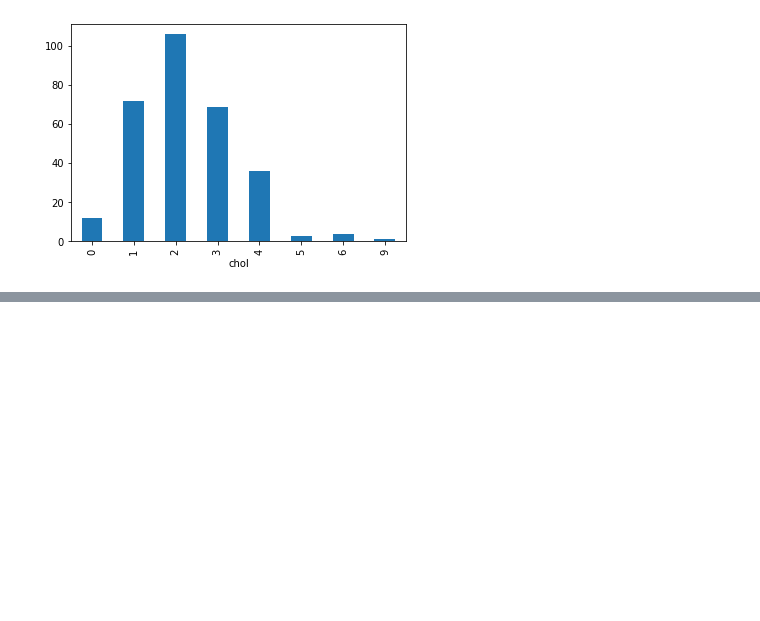
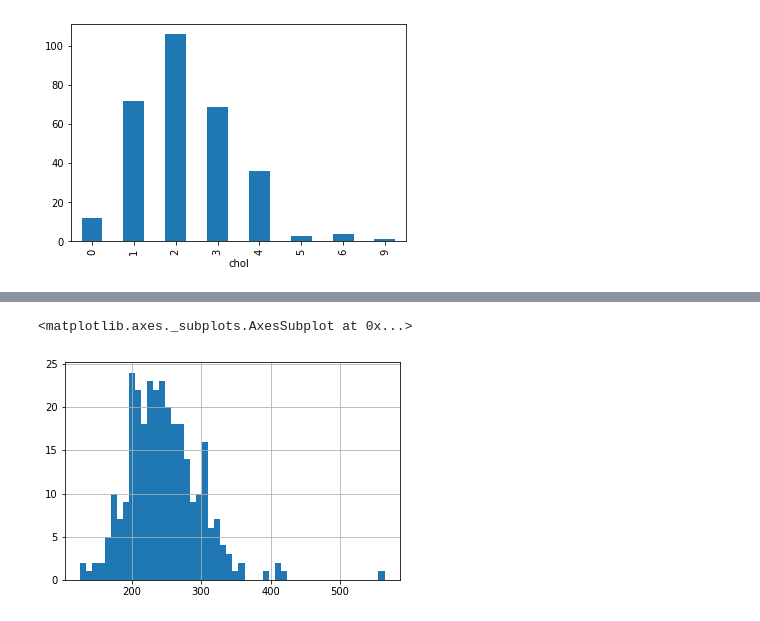
Before and after one commit to DanJoshuaSG/Clase_3_Supervised-Learning, a Jupyter notebook: Tratamiento_Data.ipynb, the cells around one changed output, grey strips where cells are left out. Cells and saved outputs as stored; diff of their text form; code cells hidden in the pictures; blank space fills up the shorter version.

```diff
--- a/Tratamiento_Data.ipynb
+++ b/Tratamiento_Data.ipynb
@@ -479,0 +529,11 @@ chol
+# %%
+from feature_engine import variable_transformers as vt
+# Crear la variable ajustadora
+tf = vt.LogTransformer(variables = ['chol'])
+
+# fit el transformador
+tf.fit(data)
+
+# transformando la data
+data_t4= tf.transform(data)
+data_t4
@@ -479,0 +554,6 @@ chol
+# %%
+# variable sin transformación
+data['chol'].hist(bins=50)
+# %% [output]
+<matplotlib.axes._subplots.AxesSubplot at 0x...>
+[figure, added]
```
Also changed, not shown: parts of 17 cells of this notebook.
